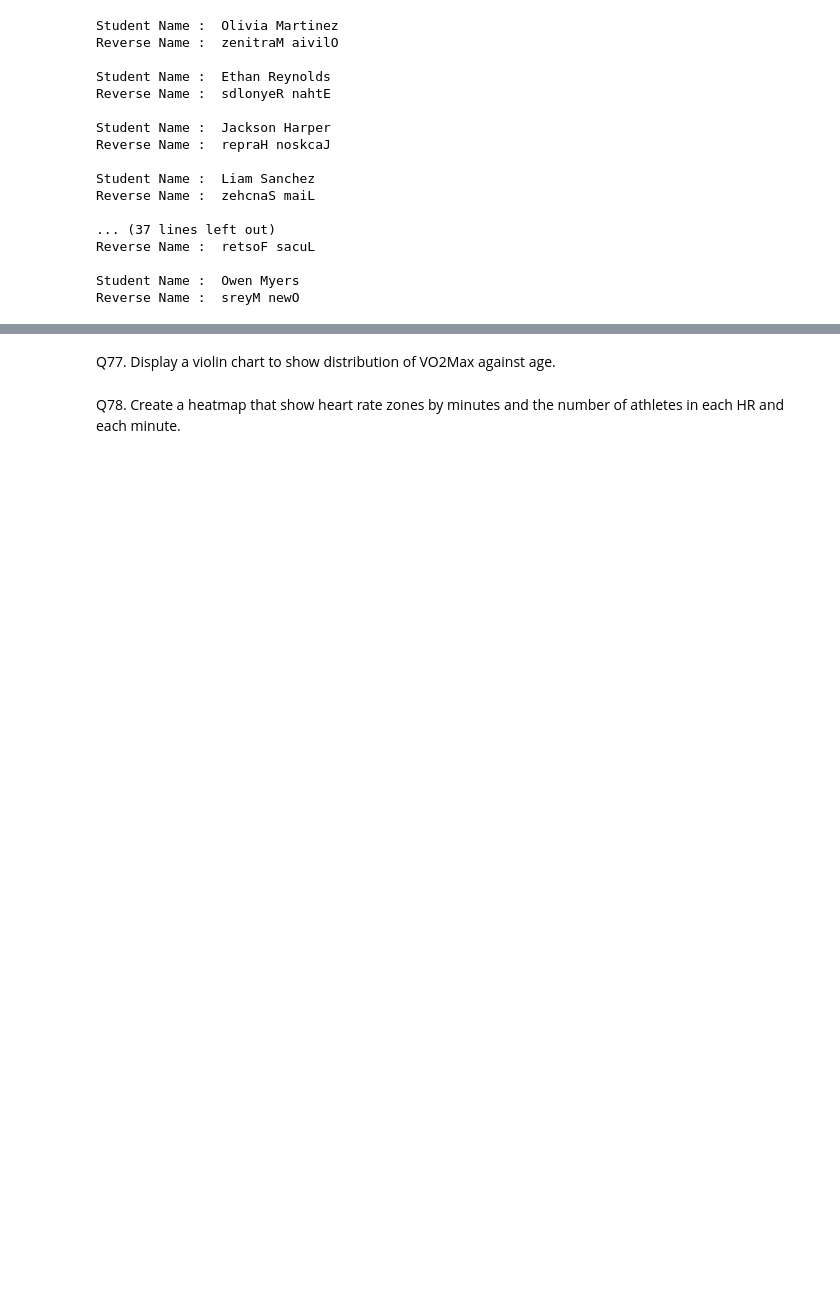
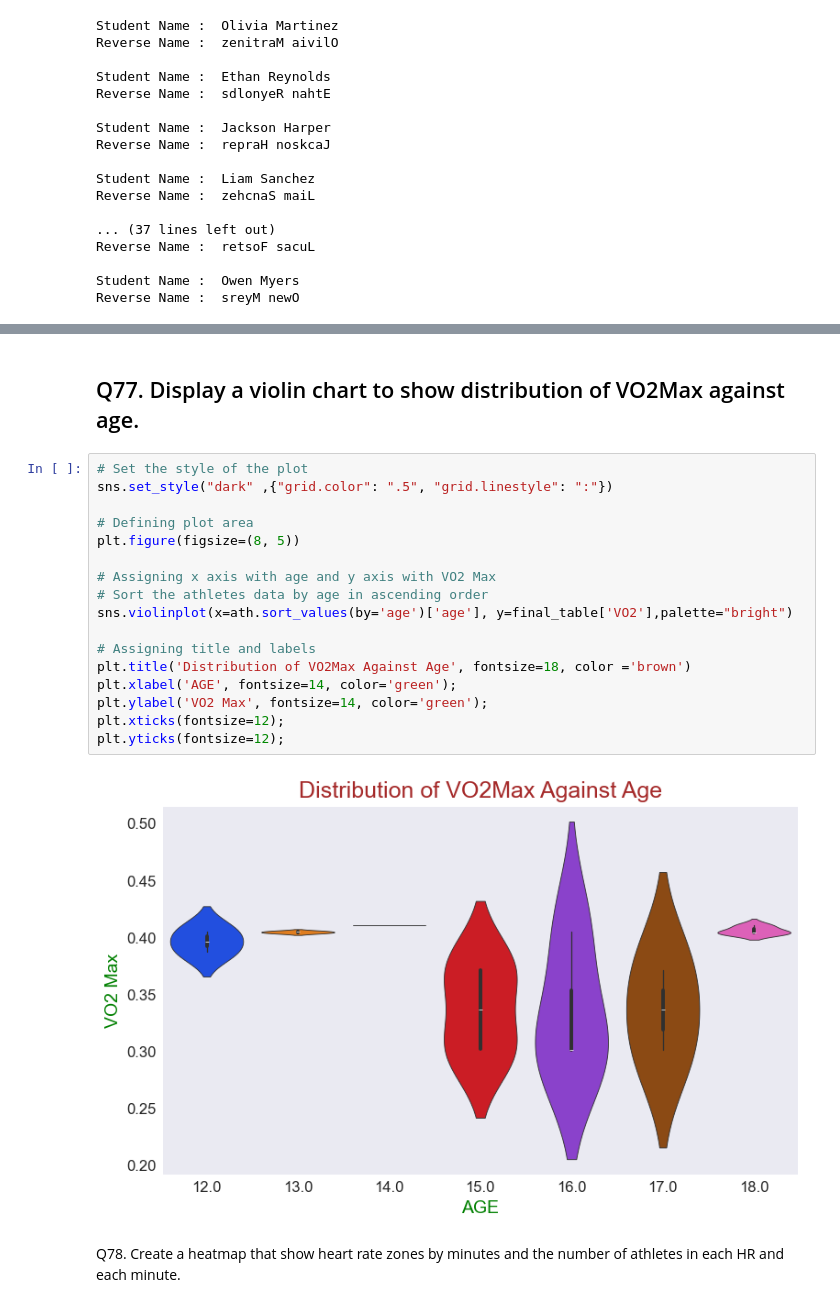
Before and after one commit to Swathikoneti/Team09_HackathonQueens_PythonHackathon_Aug24, a Jupyter notebook: Team09_Jyoti.ipynb, the cells around one changed output, grey strips where cells are left out. Saved outputs shown, nothing was run; the diff lists cells and outputs as text; blank space fills up the shorter version.

```diff
--- a/Team09_Jyoti.ipynb
+++ b/Team09_Jyoti.ipynb
@@ -167,4 +268,23 @@ Q76. np.arange(1,31).reshape(6,5),find array slicing to get the elements 2,5,13,
 # %% [markdown]
-Q77. Display a violin chart to show distribution of VO2Max against age.
+## Q77. Display a violin chart to show distribution of VO2Max against age.
+# %%
+# Set the style of the plot
+sns.set_style("dark" ,{"grid.color": ".5", "grid.linestyle": ":"})
+
+# Defining plot area
+plt.figure(figsize=(8, 5))
+
+# Assigning x axis with age and y axis with VO2 Max
+# Sort the athletes data by age in ascending order
+sns.violinplot(x=ath.sort_values(by='age')['age'], y=final_table['VO2'],palette="bright")
+
+# Assigning title and labels
+plt.title('Distribution of VO2Max Against Age', fontsize=18, color ='brown')
+plt.xlabel('AGE', fontsize=14, color='green');
+plt.ylabel('VO2 Max', fontsize=14, color='green');
+plt.xticks(fontsize=12);
+plt.yticks(fontsize=12);
+# %% [output]
+[figure, added]
 # %% [markdown]
 Q78. Create a heatmap that show heart rate zones by minutes and the number of athletes in each HR and each minute.
```
Also changed, not shown: parts of 10 cells of this notebook.
